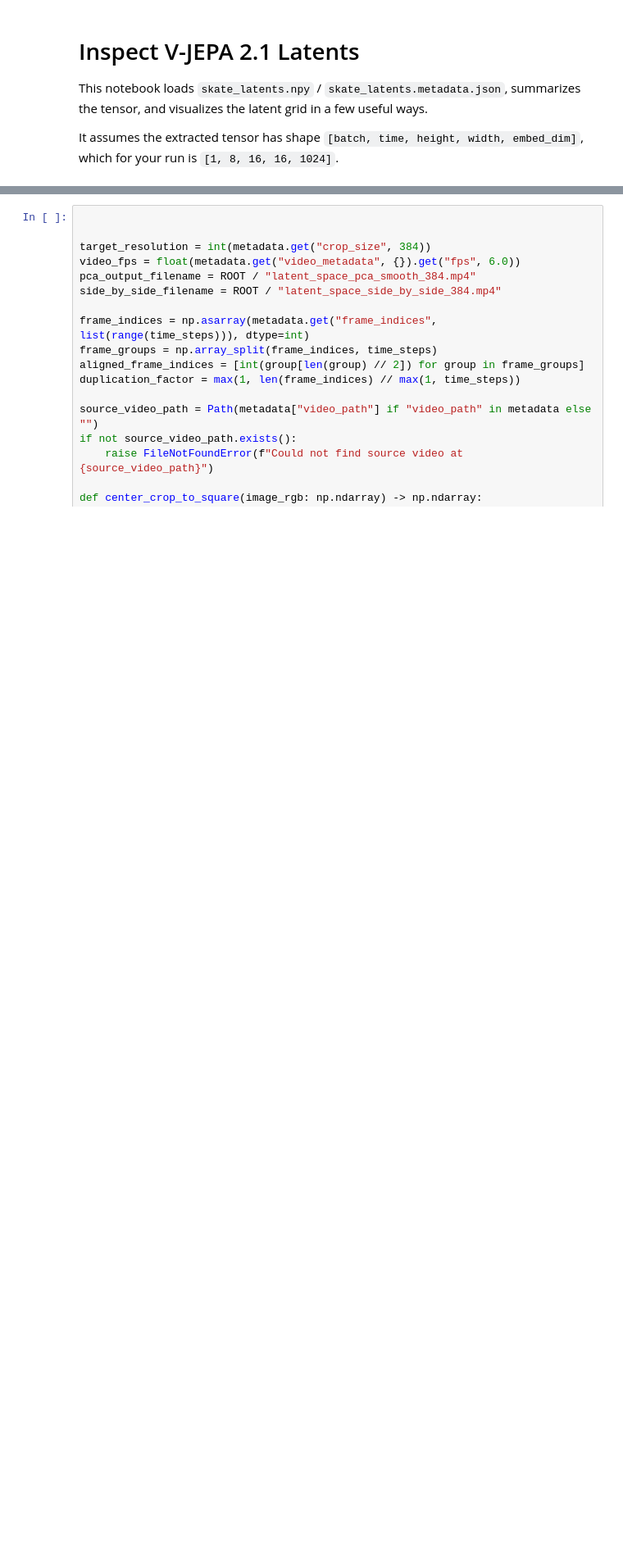
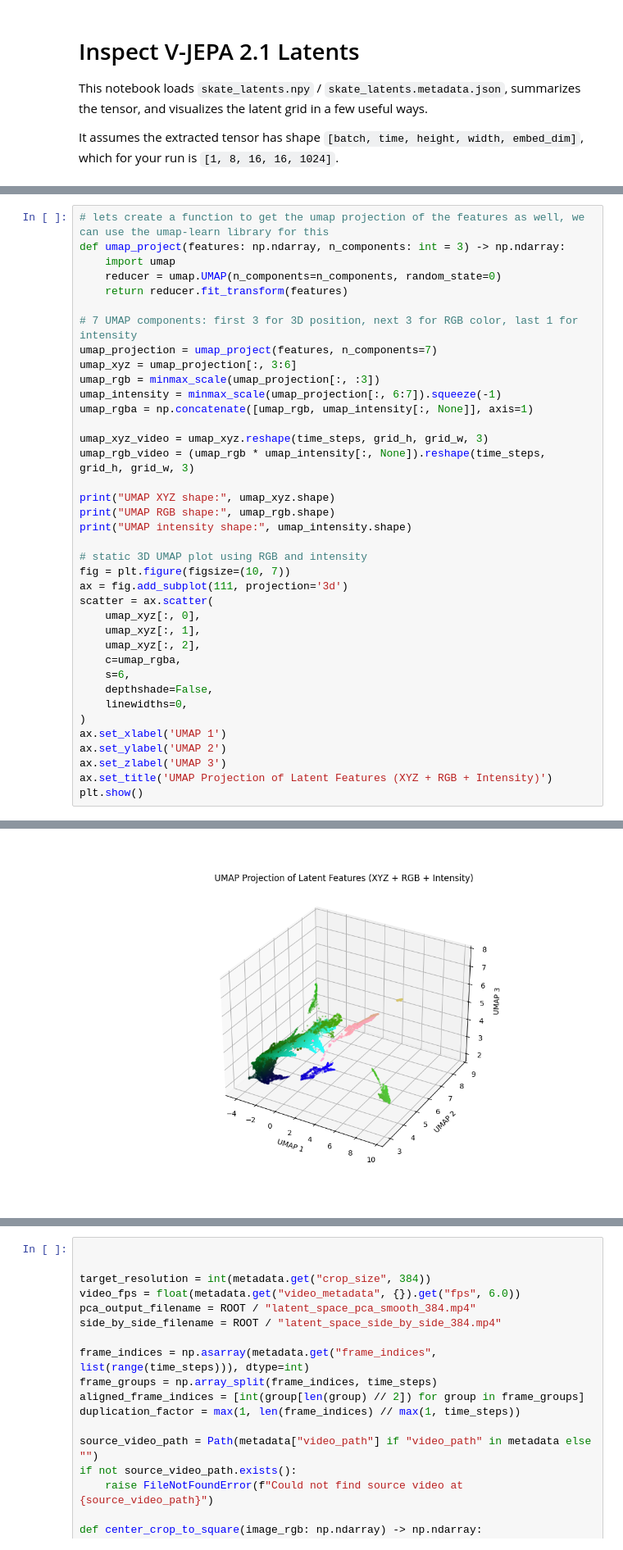
Before and after one commit to pishty1/vjepa-gradio-playground, a Jupyter notebook: inspectdata.ipynb, the cells around one changed output, grey strips where cells are left out. Shown at 82% size. Drawn from its saved outputs; the diff is of its cells as text; blank space fills up the shorter version.

```diff
--- a/inspectdata.ipynb
+++ b/inspectdata.ipynb
@@ -94,0 +59,39 @@ plt.show()
+# %%
+# lets create a function to get the umap projection of the features as well, we can use the umap-learn library for this
+def umap_project(features: np.ndarray, n_components: int = 3) -> np.ndarray:
+    import umap
+    reducer = umap.UMAP(n_components=n_components, random_state=0)
+    return reducer.fit_transform(features)
+
+# 7 UMAP components: first 3 for 3D position, next 3 for RGB color, last 1 for intensity
+umap_projection = umap_project(features, n_components=7)
+umap_xyz = umap_projection[:, 3:6]
+umap_rgb = minmax_scale(umap_projection[:, :3])
+umap_intensity = minmax_scale(umap_projection[:, 6:7]).squeeze(-1)
+umap_rgba = np.concatenate([umap_rgb, umap_intensity[:, None]], axis=1)
+
+umap_xyz_video = umap_xyz.reshape(time_steps, grid_h, grid_w, 3)
+umap_rgb_video = (umap_rgb * umap_intensity[:, None]).reshape(time_steps, grid_h, grid_w, 3)
+
+print("UMAP XYZ shape:", umap_xyz.shape)
+print("UMAP RGB shape:", umap_rgb.shape)
+print("UMAP intensity shape:", umap_intensity.shape)
+
+# static 3D UMAP plot using RGB and intensity
+fig = plt.figure(figsize=(10, 7))
+ax = fig.add_subplot(111, projection='3d')
+scatter = ax.scatter(
+    umap_xyz[:, 0],
+    umap_xyz[:, 1],
+    umap_xyz[:, 2],
+    c=umap_rgba,
+    s=6,
+    depthshade=False,
+    linewidths=0,
+)
+ax.set_xlabel('UMAP 1')
+ax.set_ylabel('UMAP 2')
+ax.set_zlabel('UMAP 3')
+ax.set_title('UMAP Projection of Latent Features (XYZ + RGB + Intensity)')
+plt.show()
+# %% [output]
@@ -94,0 +101 @@ plt.show()
+[figure, added]
```
Also changed, not shown: parts of 9 cells of this notebook, 1 other file.
